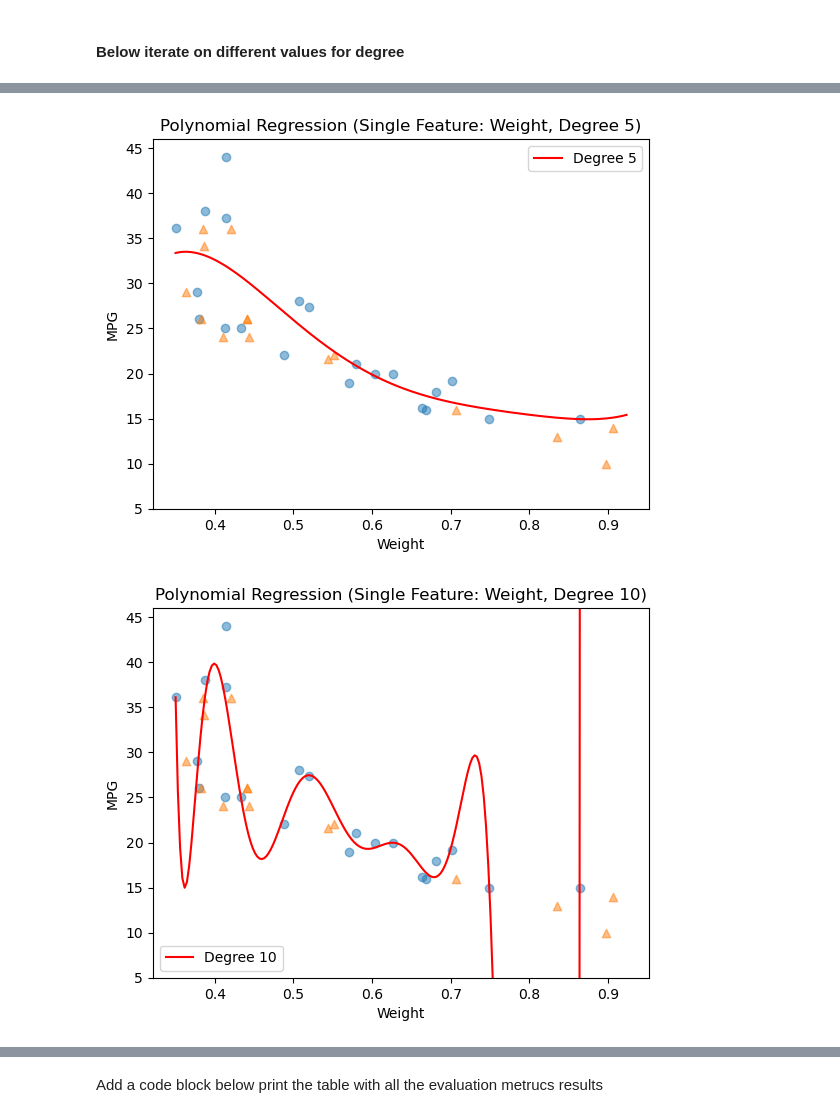
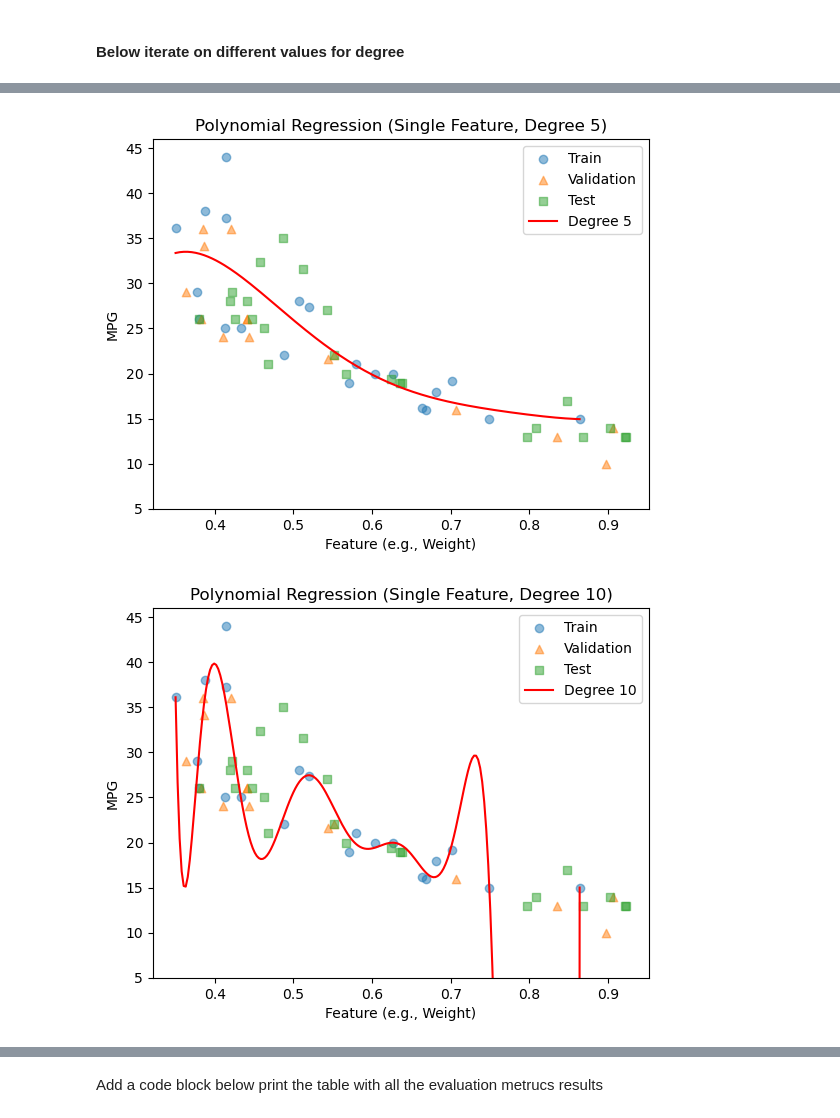
Before and after one commit to tonnerinho/Applied-Machine-Learning, a Jupyter notebook: Lab1/Lab1_Regression.ipynb, the cells around one changed output, grey strips where cells are left out. Cells and saved outputs as stored; diff of their text form; code cells hidden in the pictures.

```diff
--- a/Lab1/Lab1_Regression.ipynb
+++ b/Lab1/Lab1_Regression.ipynb
@@ -172,14 +172,16 @@ for degree in [1, 2, 3, 5, 10, 20, 30, 40]:
     y_test_pred = model.predict(X_test_poly)
 
     #add the lines of code to plot at different degrees
-    X_plot = np.linspace(X.min(), X.max(), 200).reshape(-1,1)
+    X_plot = np.linspace(X_train2.min(), X_train2.max(), 200).reshape(-1,1)
     X_plot_poly = poly.transform(X_plot)
     y_plot = model.predict(X_plot_poly)
-    plt.scatter(X_train2, y_train2, alpha=0.5)
-    plt.scatter(X_val, y_val, alpha=0.5, marker='^')
+
+    plt.scatter(X_train2, y_train2, alpha=0.5, label="Train")
+    plt.scatter(X_val, y_val, alpha=0.5, marker='^', label="Validation")
+    plt.scatter(X_test, y_test, alpha=0.5, marker='s', label="Test")
     plt.plot(X_plot, y_plot, color='red', label=f'Degree {degree}')
-    plt.title(f"Polynomial Regression (Single Feature: Weight, Degree {degree})")
-    plt.xlabel("Weight")
+    plt.title(f"Polynomial Regression (Single Feature, Degree {degree})")
+    plt.xlabel("Feature (e.g., Weight)")
     plt.ylabel("MPG")
     plt.legend()
     plt.ylim(5,46)
@@ -202,2 +204,2 @@ for degree in [1, 2, 3, 5, 10, 20, 30, 40]:
-[figure, old version]
+[figure, new version]
-[figure, old version]
+[figure, new version]
```
Also changed, not shown: parts of 2 cells of this notebook.
